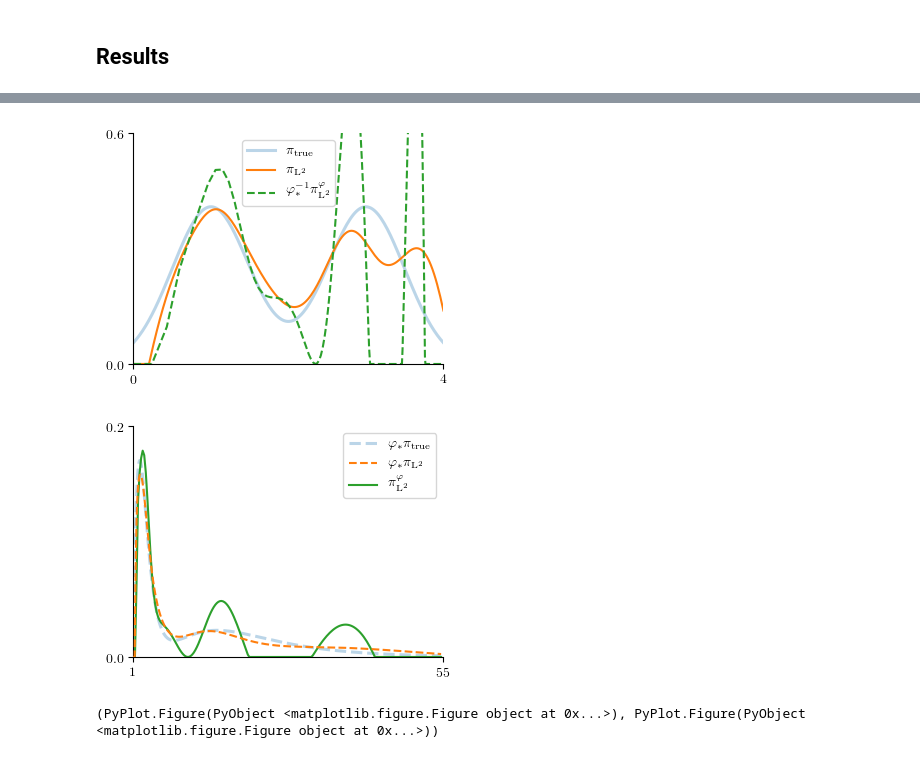
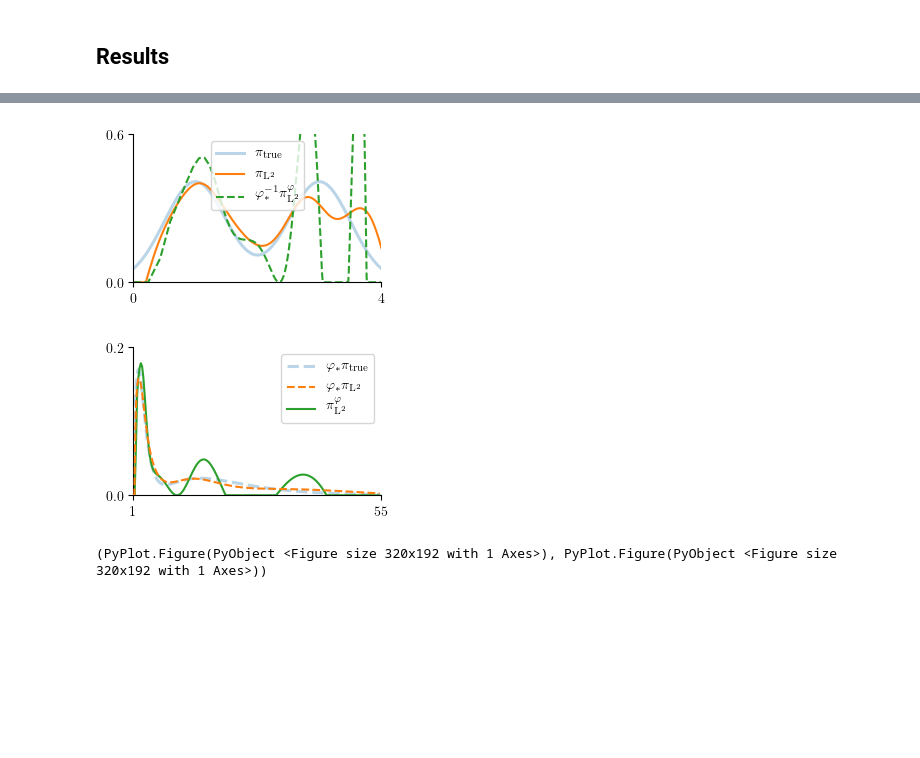
Before and after one commit to axsk/OEBayes, a Jupyter notebook: comparison.ipynb, the cells around one changed output, grey strips where cells are left out. Drawn from its saved outputs; the diff is of its cells as text; code cells hidden in the pictures; blank space fills up the shorter version.

```diff
--- a/comparison.ipynb
+++ b/comparison.ipynb
@@ -41,5 +52,5 @@ lims = ([0,4],[0,.6],[1,55], [0,.2])
 # %% [markdown]
 ## Results
 # %%
-figsize=(4,3)
+figsize=(4*0.8,3*0.8*0.8)
 # %% [output]
@@ -100,12 +113,12 @@ regTt = regs[indmax(ss)].γ
 # %%
 wT = ebprior(m,  d, ThikonovRegularizer(regT))
 wTt = ebprior(mt, d, ThikonovRegularizer(regTt))
 
-compareplot(m, t, pdf.(prior, m.xs), wT, wTt, "L^2", lims...; figsize=figsize, savename="l2$randseed")
+p1, p2 = compareplot(m, t, pdf.(prior, m.xs), wT, wTt, "L^2", lims...; figsize=figsize, savename="l2$randseed")
 # %% [output]
-[figure, old version]
+[figure, new version]
-[figure, old version]
+[figure, new version]
-(PyPlot.Figure(PyObject <matplotlib.figure.Figure object at 0x...>), PyPlot.Figure(PyObject <matplotlib.figure.Figure object at 0x...>))
+(PyPlot.Figure(PyObject <Figure size 320x192 with 1 Axes>), PyPlot.Figure(PyObject <Figure size 320x192 with 1 Axes>))
 # %%
 wT = ebprior(m,  d, ThikonovRegularizer(regT))
 wTto = ebprior(mt, d, ThikonovRegularizer(regT))
```
Also changed, not shown: parts of 10 cells of this notebook, 2 other files.
